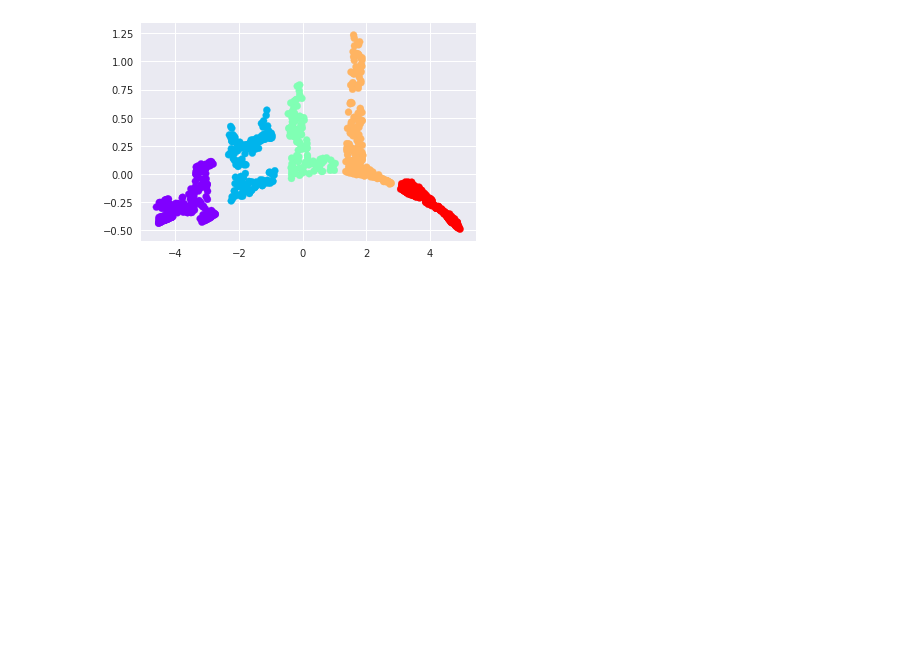
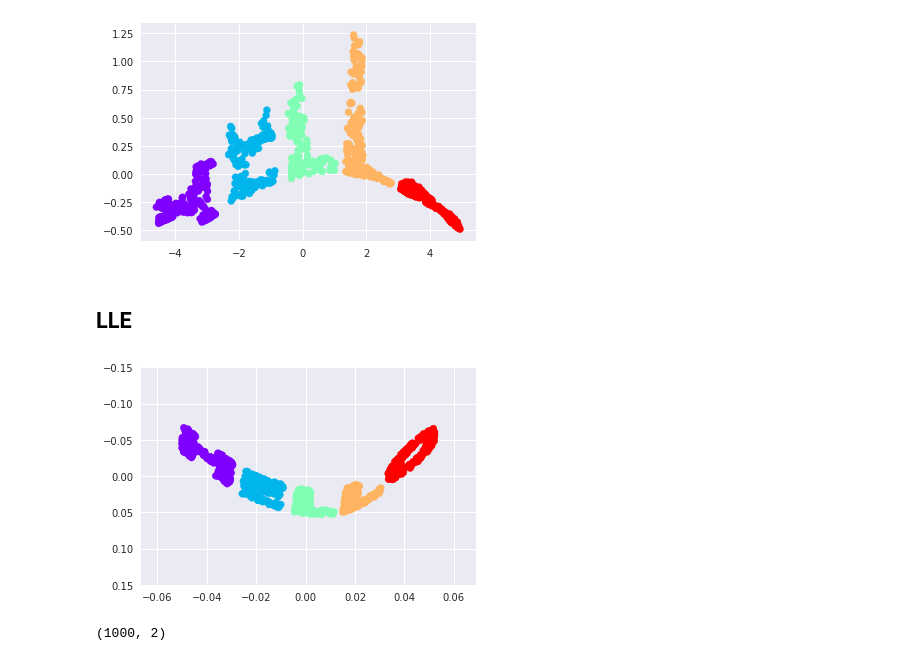
Before and after one commit to PyDimRed/PyDimRed, a Jupyter notebook: notebooks/experiment.ipynb, the cells around one changed output. Drawn from its saved outputs; the diff is of its cells as text; code cells hidden in the pictures; blank space fills up the shorter version.

```diff
--- a/notebooks/experiment.ipynb
+++ b/notebooks/experiment.ipynb
@@ -148,3 +148,5 @@ ax = plt.axes()
 ax.scatter(d[:,0],d[:,1], **colorize);
 # %% [output]
 [figure]
+# %% [markdown]
+## LLE
@@ -150,0 +155,11 @@ ax.scatter(d[:,0],d[:,1], **colorize);
+# %%
+lle = LocallyLinearEmbedding(n_neighbors= 100, n_components= 2, method='hessian')
+# %%
+X_new = lle.fit_transform(XS)
+# %%
+
+fig, ax = plt.subplots()
+ax.scatter(X_new[:, 0], X_new[:, 1], **colorize)
+ax.set_ylim(0.15, -0.15);
+# %% [output]
+[figure, added]
@@ -150,0 +172,4 @@ ax.scatter(d[:,0],d[:,1], **colorize);
+# %%
+X_new.shape
+# %% [output]
+(1000, 2)
```
Also changed, not shown: parts of 10 cells of this notebook, 2 other files.
